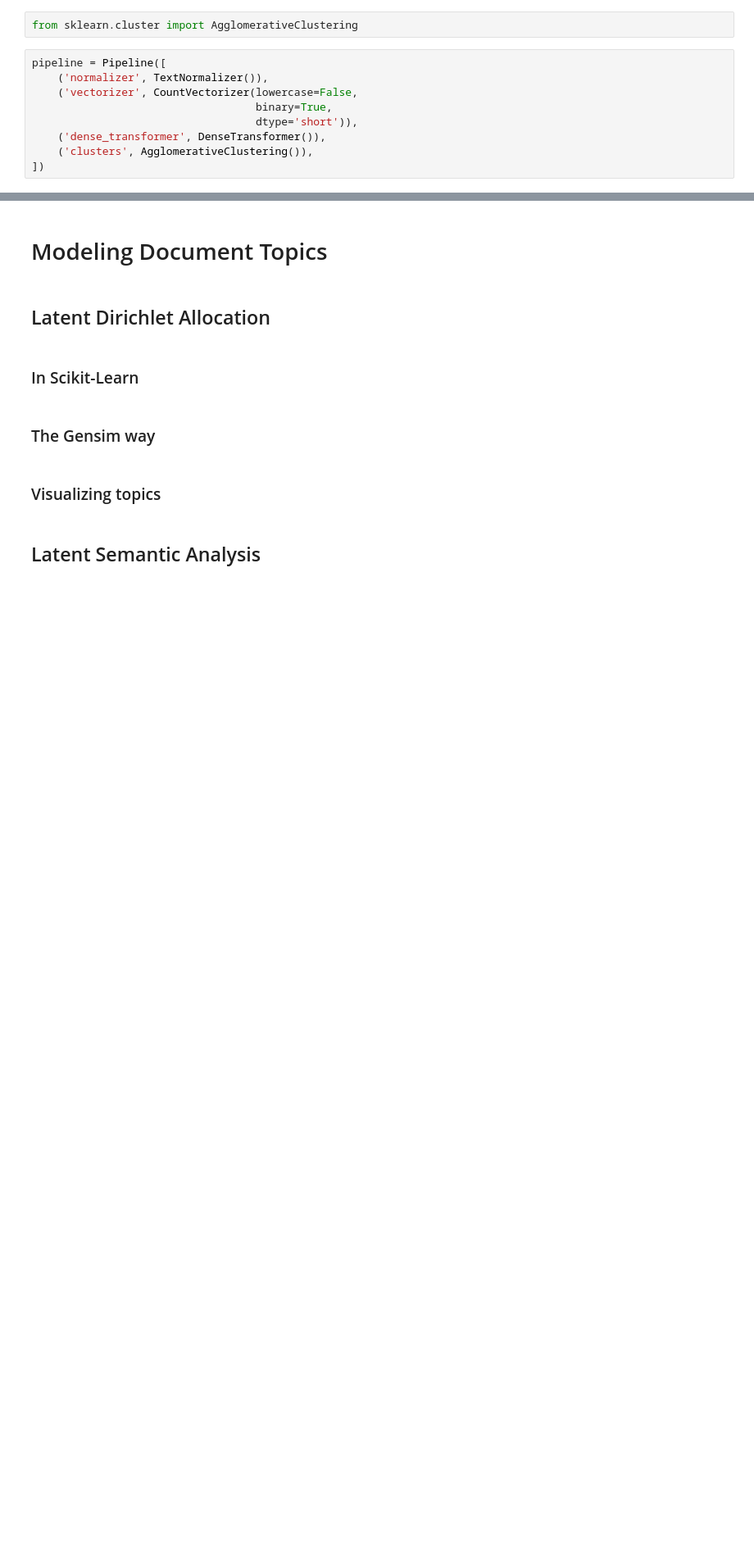
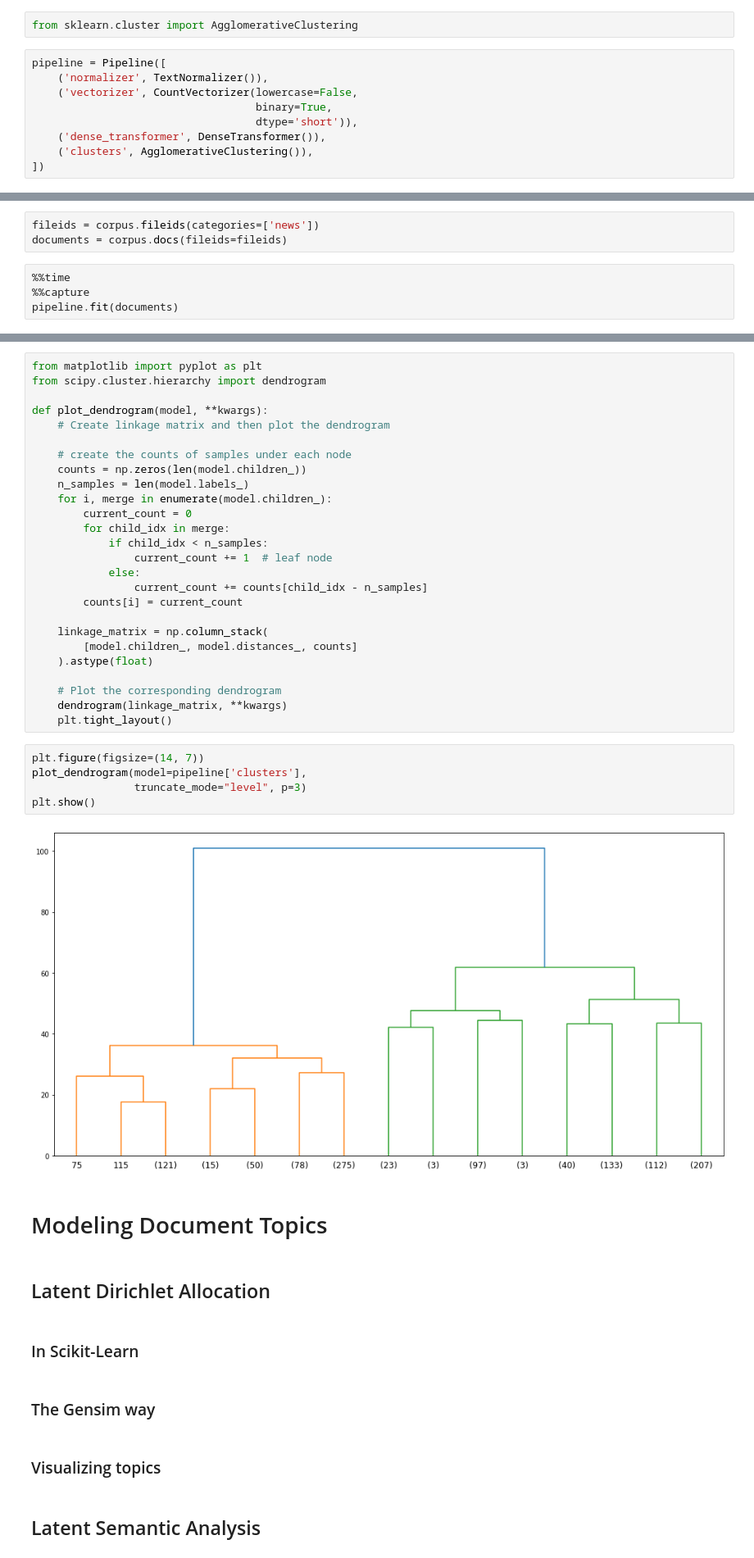
Before and after one commit to rjafarau/atap, a Jupyter notebook: python/source/06_Clustering_for_Text_Similarity.ipynb, the cells around one changed output, grey strips where cells are left out. Shown at 82% size. Drawn from its saved outputs; the diff is of its cells as text; blank space fills up the shorter version.

```diff
--- a/python/source/06_Clustering_for_Text_Similarity.ipynb
+++ b/python/source/06_Clustering_for_Text_Similarity.ipynb
@@ -470,0 +411,7 @@ Wall time: 9.56 s
+# %%
+fileids = corpus.fileids(categories=['news'])
+documents = corpus.docs(fileids=fileids)
+# %%
+%%time
+%%capture
+pipeline.fit(documents)
@@ -471,3 +421,36 @@ Wall time: 9.56 s
+# %%
+from matplotlib import pyplot as plt
+from scipy.cluster.hierarchy import dendrogram
+
+def plot_dendrogram(model, **kwargs):
+    # Create linkage matrix and then plot the dendrogram
+
+    # create the counts of samples under each node
+    counts = np.zeros(len(model.children_))
+    n_samples = len(model.labels_)
+    for i, merge in enumerate(model.children_):
+        current_count = 0
+        for child_idx in merge:
+            if child_idx < n_samples:
+                current_count += 1  # leaf node
+            else:
+                current_count += counts[child_idx - n_samples]
+        counts[i] = current_count
+
+    linkage_matrix = np.column_stack(
+        [model.children_, model.distances_, counts]
+    ).astype(float)
+
+    # Plot the corresponding dendrogram
+    dendrogram(linkage_matrix, **kwargs)
+    plt.tight_layout()
+# %%
+plt.figure(figsize=(14, 7))
+plot_dendrogram(model=pipeline['clusters'],
+                truncate_mode="level", p=3)
+plt.show()
+# %% [output]
+[figure, added]
 # %% [markdown]
 # Modeling Document Topics
 # %% [markdown]
```
Also changed, not shown: parts of 27 cells of this notebook.
